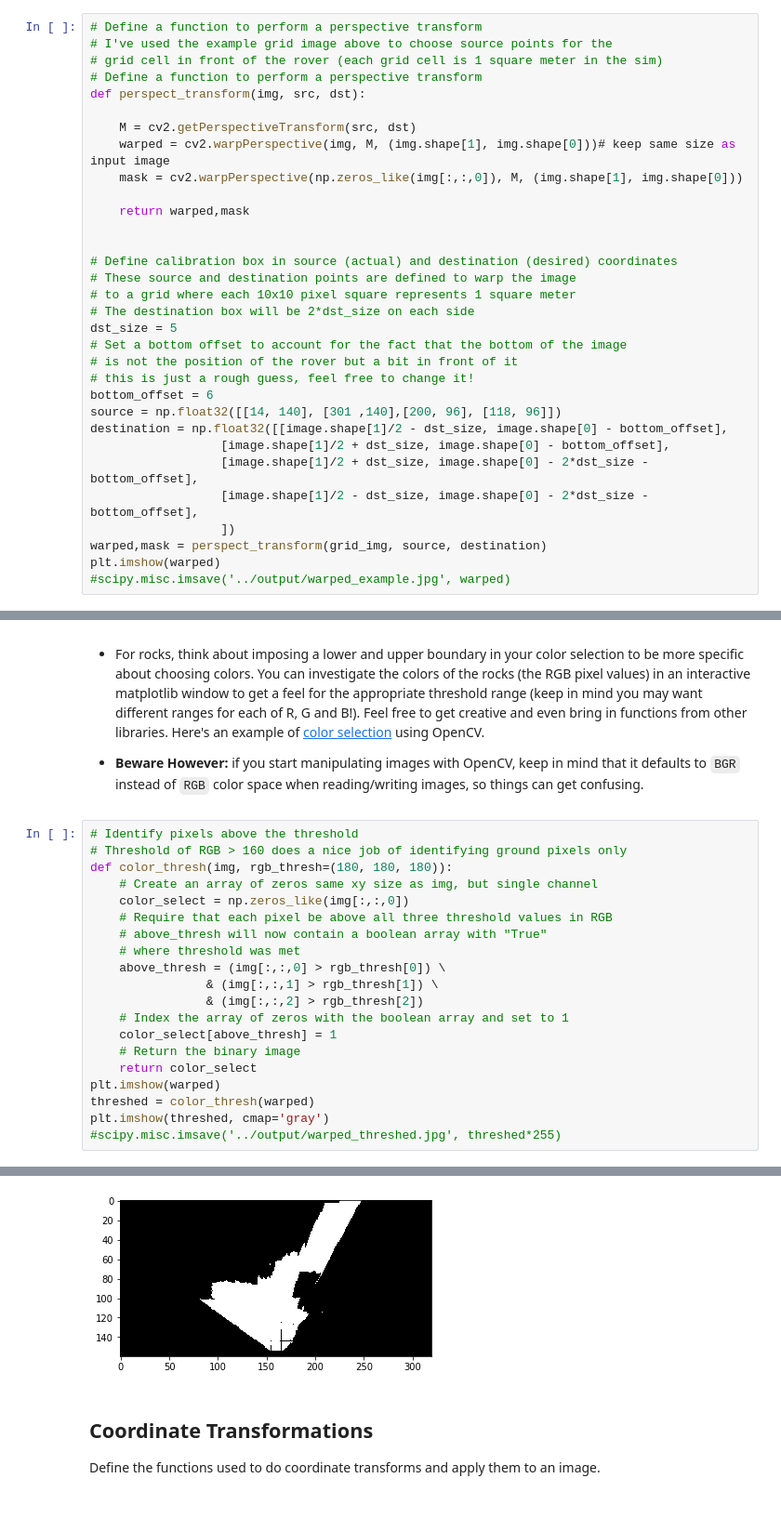
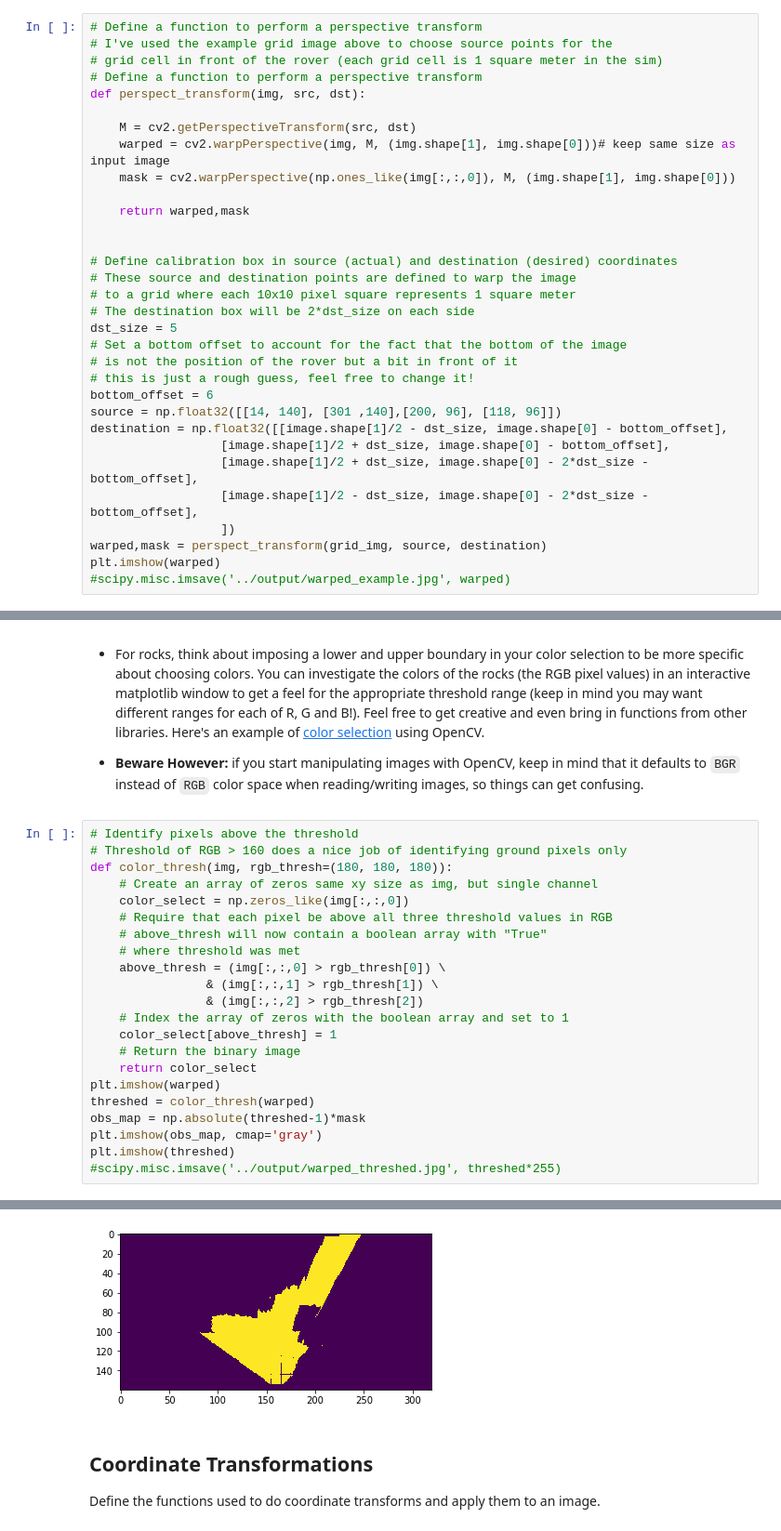
Before and after one commit to saurabdixit/RoboND-Rover-Project, a Jupyter notebook: code/Rover_Project_Test_Notebook.ipynb, the cells around one changed output, grey strips where cells are left out. Shown at 93% size. Drawn from its saved outputs; the diff is of its cells as text.

```diff
--- a/code/Rover_Project_Test_Notebook.ipynb
+++ b/code/Rover_Project_Test_Notebook.ipynb
@@ -77,7 +77,7 @@ def perspect_transform(img, src, dst):
 
     M = cv2.getPerspectiveTransform(src, dst)
     warped = cv2.warpPerspective(img, M, (img.shape[1], img.shape[0]))# keep same size as input image
-    mask = cv2.warpPerspective(np.zeros_like(img[:,:,0]), M, (img.shape[1], img.shape[0]))
+    mask = cv2.warpPerspective(np.ones_like(img[:,:,0]), M, (img.shape[1], img.shape[0]))
 
     return warped,mask
 
@@ -118,26 +118,28 @@ Define the color thresholding function from the lesson and apply it to the warpe
 # %%
 # Identify pixels above the threshold
 # Threshold of RGB > 160 does a nice job of identifying ground pixels only
 def color_thresh(img, rgb_thresh=(180, 180, 180)):
     # Create an array of zeros same xy size as img, but single channel
     color_select = np.zeros_like(img[:,:,0])
     # Require that each pixel be above all three threshold values in RGB
     # above_thresh will now contain a boolean array with "True"
     # where threshold was met
     above_thresh = (img[:,:,0] > rgb_thresh[0]) \
                 & (img[:,:,1] > rgb_thresh[1]) \
                 & (img[:,:,2] > rgb_thresh[2])
     # Index the array of zeros with the boolean array and set to 1
     color_select[above_thresh] = 1
     # Return the binary image
     return color_select
 plt.imshow(warped)
 threshed = color_thresh(warped)
-plt.imshow(threshed, cmap='gray')
+obs_map = np.absolute(threshed-1)*mask
+plt.imshow(obs_map, cmap='gray')
+plt.imshow(threshed)
 #scipy.misc.imsave('../output/warped_threshed.jpg', threshed*255)
 # %% [output]
 <matplotlib.image.AxesImage at 0x...>
-[figure, old version]
+[figure, new version]
 # %% [markdown]
 ## Coordinate Transformations
 Define the functions used to do coordinate transforms and apply them to an image.
```
Also changed, not shown: parts of 4 cells of this notebook, 2 other files.
